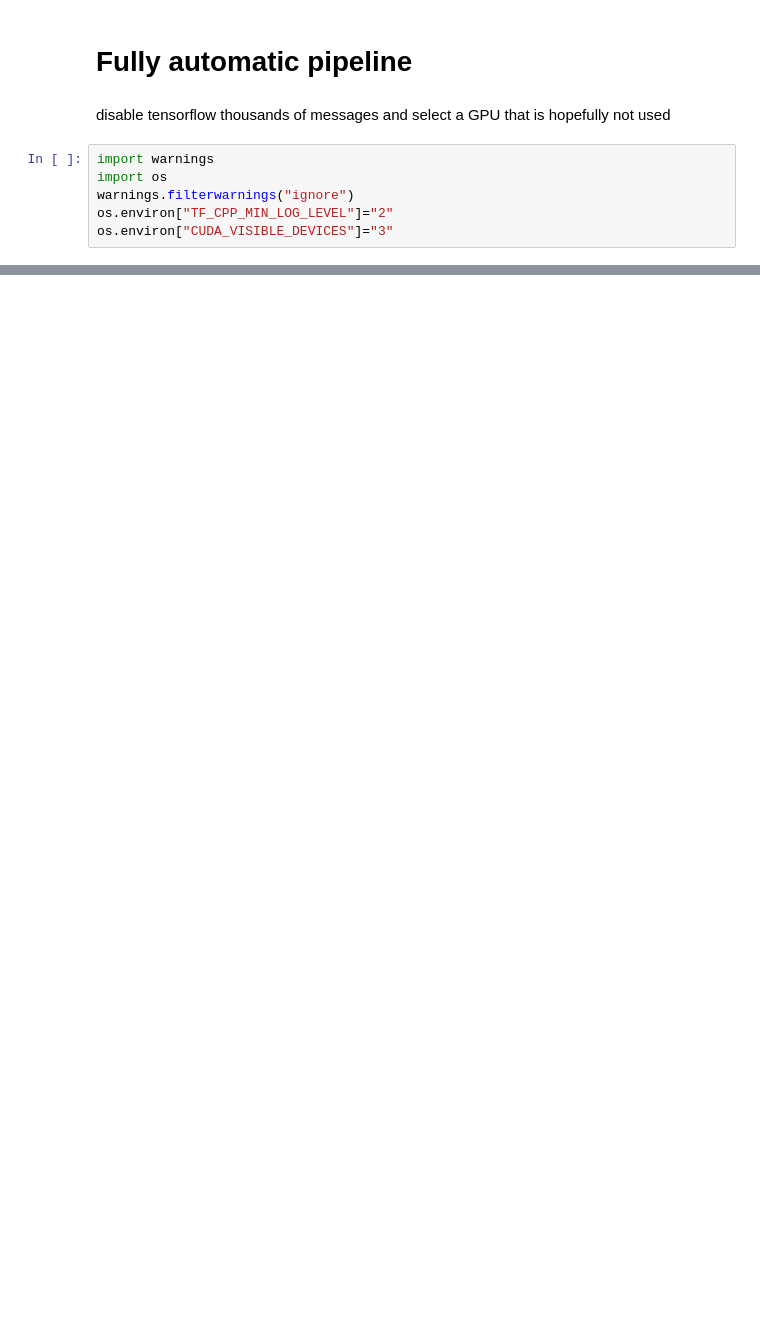
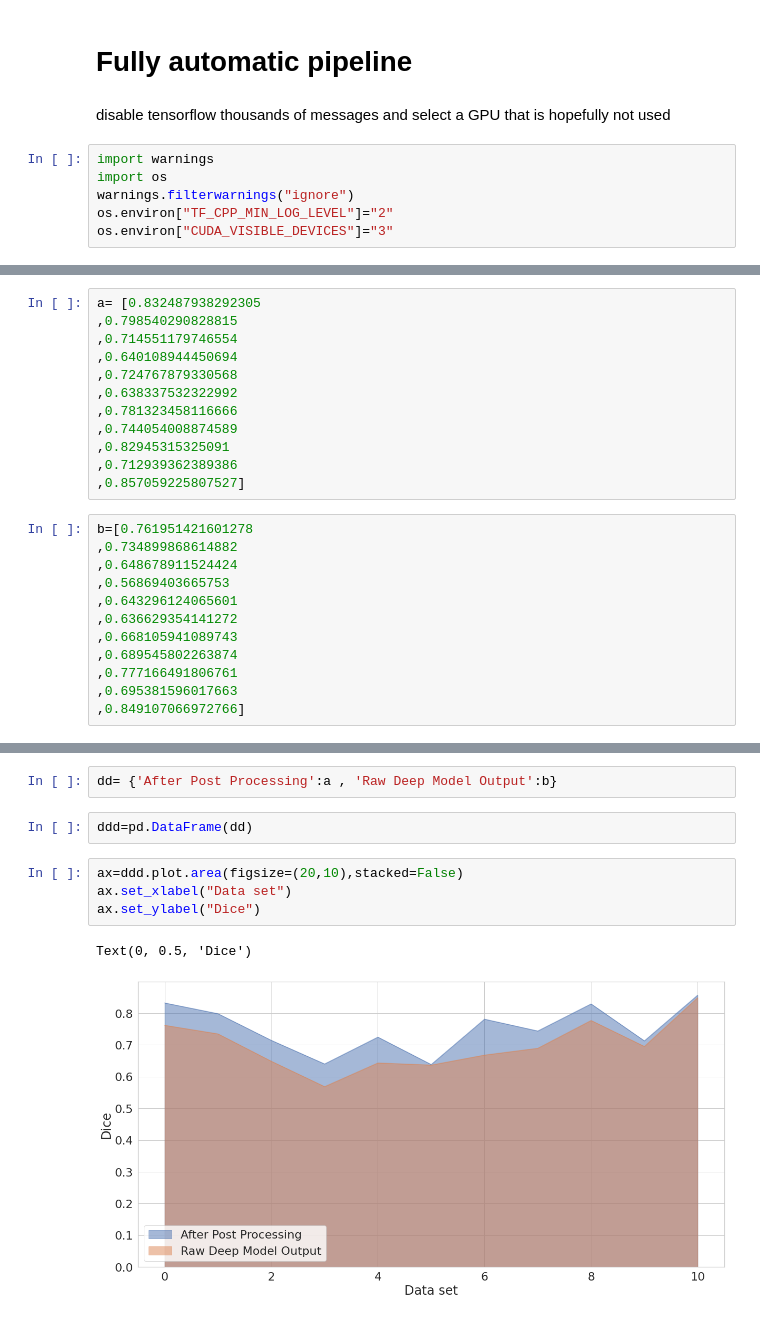
Before and after one commit to Zuber-group/CryoVesNet, a Jupyter notebook: notebooks/prepyto_full_automatic_pipeline.ipynb, the cells around one changed output, grey strips where cells are left out. Cells and saved outputs as stored; diff of their text form; blank space fills up the shorter version.

```diff
--- a/notebooks/prepyto_full_automatic_pipeline.ipynb
+++ b/notebooks/prepyto_full_automatic_pipeline.ipynb
@@ -68,0 +283,24 @@ Prepyto Pipeline: setting up pyto folder
+# %%
+a= [0.832487938292305
+,0.798540290828815
+,0.714551179746554
+,0.640108944450694
+,0.724767879330568
+,0.638337532322992
+,0.781323458116666
+,0.744054008874589
+,0.82945315325091
+,0.712939362389386
+,0.857059225807527]
+# %%
+b=[0.761951421601278
+,0.734899868614882
+,0.648678911524424
+,0.56869403665753
+,0.643296124065601
+,0.636629354141272
+,0.668105941089743
+,0.689545802263874
+,0.777166491806761
+,0.695381596017663
+,0.849107066972766]
@@ -68,0 +365,11 @@ Prepyto Pipeline: setting up pyto folder
+# %%
+dd= {'After Post Processing':a , 'Raw Deep Model Output':b}
+# %%
+ddd=pd.DataFrame(dd)
+# %%
+ax=ddd.plot.area(figsize=(20,10),stacked=False)
+ax.set_xlabel("Data set")
+ax.set_ylabel("Dice")
+# %% [output]
+Text(0, 0.5, 'Dice')
+[figure, added]
```
Also changed, not shown: parts of 37 cells of this notebook, 13 other files.
